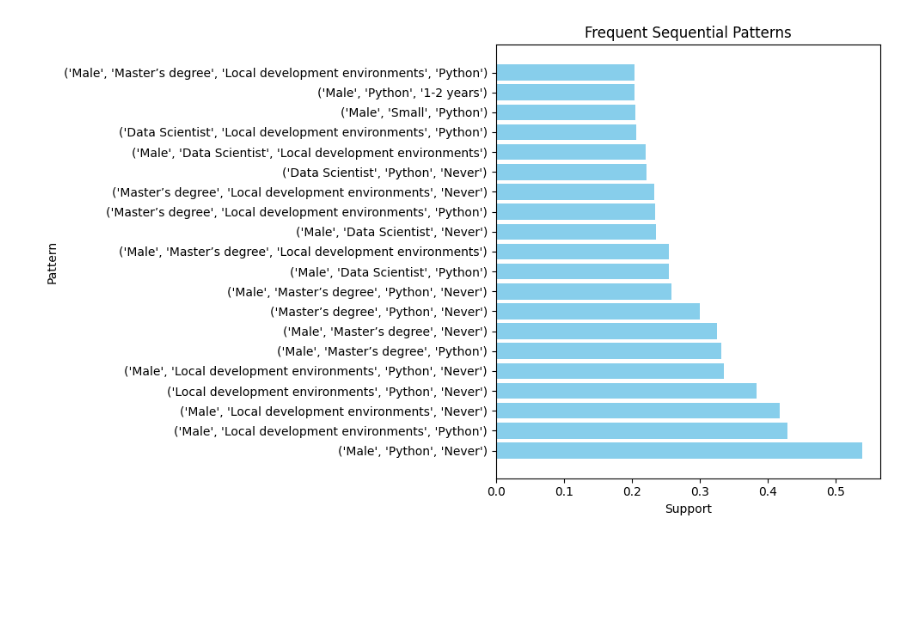
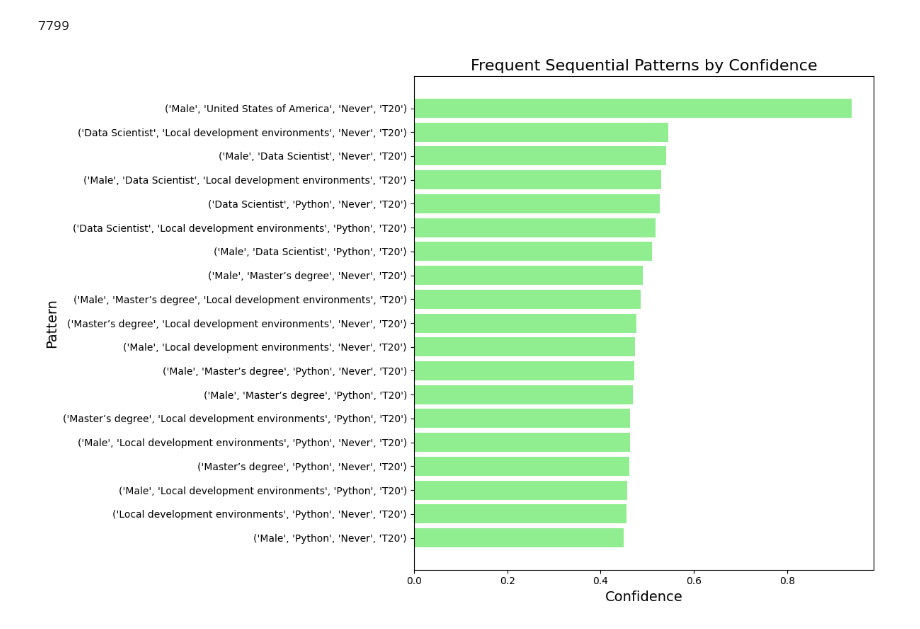
Before and after one commit to Aaron2k02/data-mining-warehousing-wages-analysis, a Jupyter notebook: notebooks/02_exploratory_data_analysis/02_sequential_analysis.ipynb, the cells around one changed output. Saved outputs shown, nothing was run; the diff lists cells and outputs as text; code cells hidden in the pictures; blank space fills up the shorter version.

```diff
--- a/notebooks/02_exploratory_data_analysis/02_sequential_analysis.ipynb
+++ b/notebooks/02_exploratory_data_analysis/02_sequential_analysis.ipynb
@@ -131,0 +210,14 @@ Frequent Sequential Patterns with Confidence and Lift:
+# %%
+from prettytable import PrettyTable
+
+# Initialize a PrettyTable
+table = PrettyTable()
+table.field_names = ["No.", "Pattern", "Support", "Confidence", "Lift"]
+
+# Add rows to the table with numbering
+for index, (pattern, support, confidence, lift) in enumerate(high_confidence_patterns, start=1):
+    table.add_row([index, pattern, f"{support:.4f}", f"{confidence:.4f}", f"{lift:.4f}"])
+
+# Print the table
+print("High Confidence Patterns (> 0.3):")
+print(table)
@@ -132,20 +242,29 @@ Frequent Sequential Patterns with Confidence and Lift:
+# %%
+print (total_sequences)
+# %% [output]
+7799
 # %%
 import matplotlib.pyplot as plt
 
-patterns = [str(pattern) for pattern, _ in sorted_patterns]  # Convert patterns to string for easy labeling
-supports = [support / total_sequences for _, support in sorted_patterns]  # Normalize support
+# Sort high confidence patterns by confidence
+sorted_patterns = sorted(high_confidence_patterns, key=lambda x: x[2], reverse=True)[:20]
+
+# Extract patterns and confidence values
+patterns = [str(pattern) for pattern, _, confidence, _ in sorted_patterns]
+confidences = [confidence for _, _, confidence, _ in sorted_patterns]
 
 # Create a bar plot
-plt.figure(figsize=(10, 6))
-plt.barh(patterns[:20], supports[:20], color='skyblue')
+plt.figure(figsize=(12, 8))
+plt.barh(patterns, confidences, color='lightgreen')
 
 # Add labels and title
-plt.xlabel('Support')
-plt.ylabel('Pattern')
-plt.title('Frequent Sequential Patterns')
+plt.xlabel('Confidence', fontsize=14)
+plt.ylabel('Pattern', fontsize=14)
+plt.title('Frequent Sequential Patterns by Confidence', fontsize=16)
+plt.gca().invert_yaxis()  # Highest confidence on top
+plt.tight_layout()
 
 # Show the plot
-plt.tight_layout()
 plt.show()
 # %% [output]
-[figure, old version]
+[figure, new version]
```
Also changed, not shown: parts of 9 cells of this notebook.
